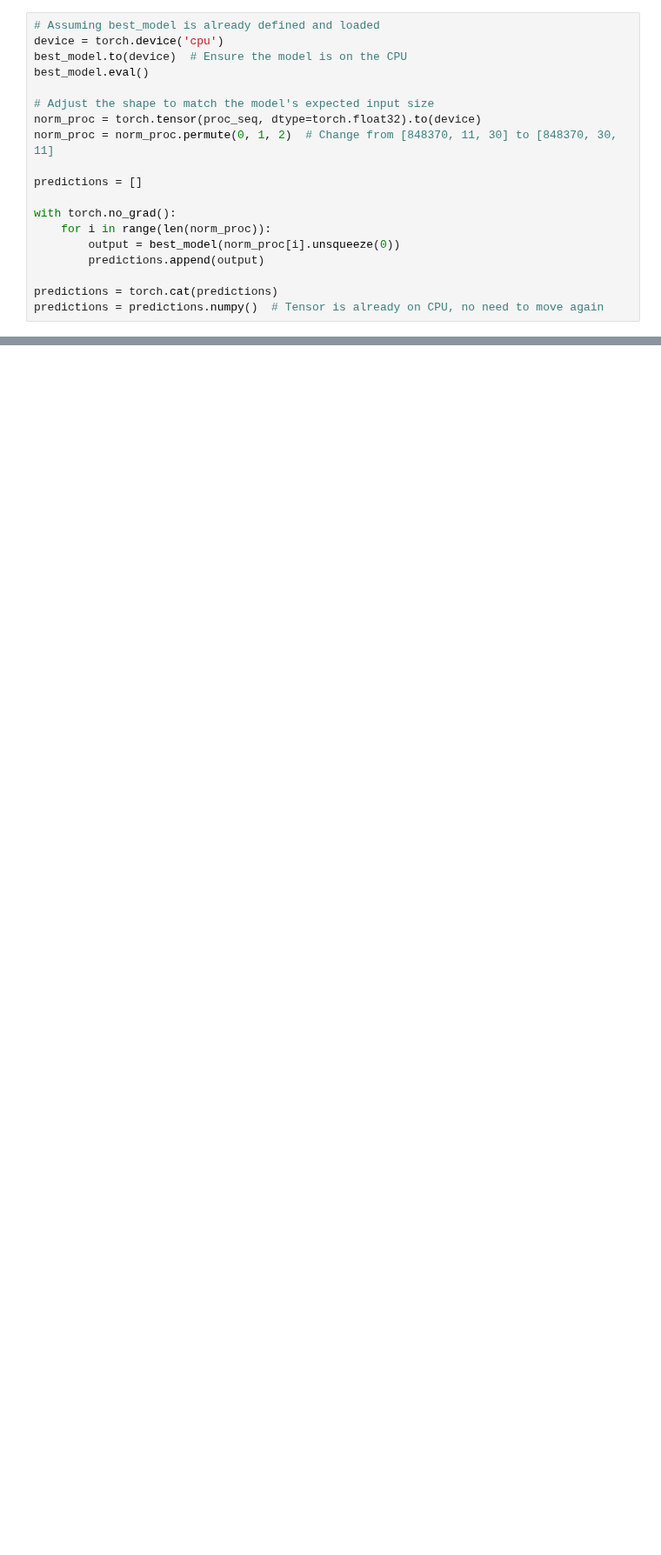
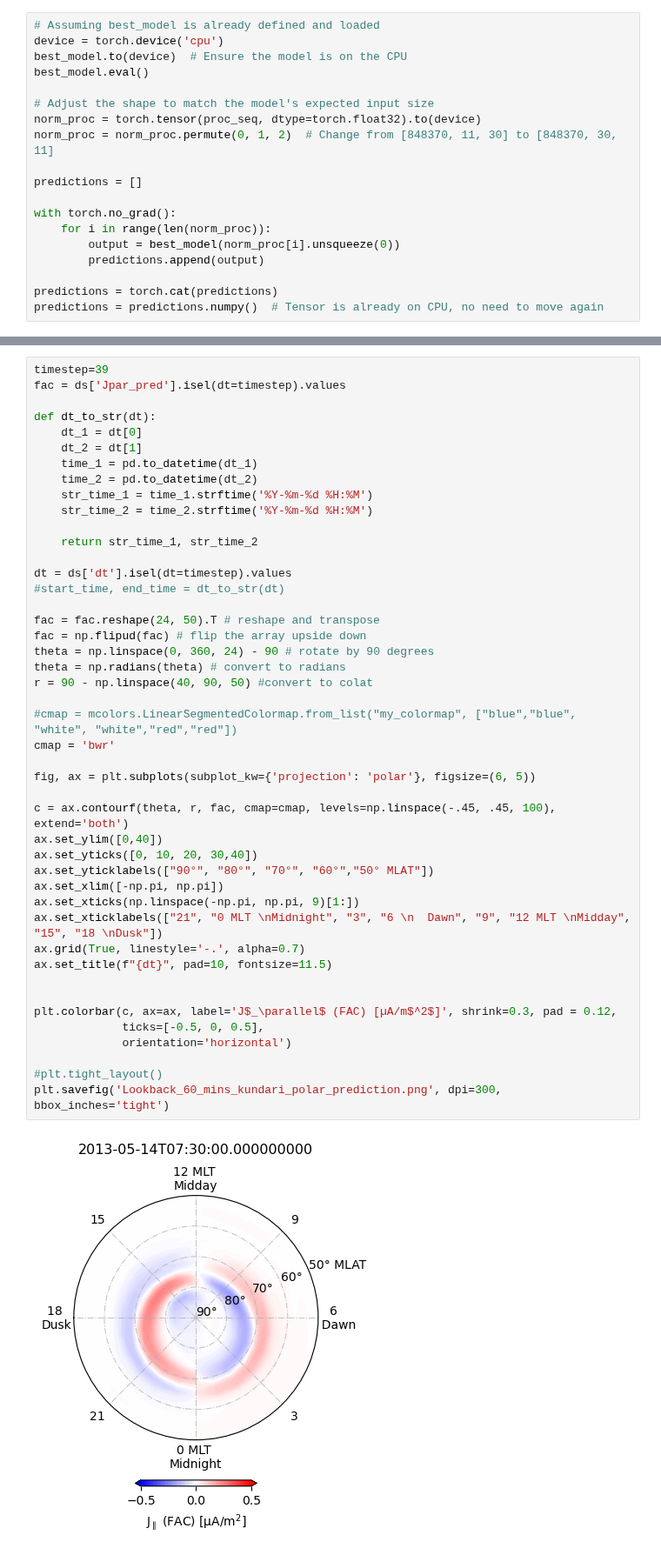
Before and after one commit to reddy-sachin/REPPU-ESN2, a Jupyter notebook: AMPERE/kundari_cnn.ipynb, the cells around one changed output, grey strips where cells are left out. Shown at 87% size. Saved outputs shown, nothing was run; the diff lists cells and outputs as text; blank space fills up the shorter version.

```diff
--- a/AMPERE/kundari_cnn.ipynb
+++ b/AMPERE/kundari_cnn.ipynb
@@ -499,0 +525,47 @@ plt.tight_layout()
+# %%
+timestep=39
+fac = ds['Jpar_pred'].isel(dt=timestep).values
+
+def dt_to_str(dt):
+    dt_1 = dt[0]
+    dt_2 = dt[1]
+    time_1 = pd.to_datetime(dt_1)
+    time_2 = pd.to_datetime(dt_2)
+    str_time_1 = time_1.strftime('%Y-%m-%d %H:%M')
+    str_time_2 = time_2.strftime('%Y-%m-%d %H:%M')
+
+    return str_time_1, str_time_2
+
+dt = ds['dt'].isel(dt=timestep).values
+#start_time, end_time = dt_to_str(dt)
+
+fac = fac.reshape(24, 50).T # reshape and transpose
+fac = np.flipud(fac) # flip the array upside down
+theta = np.linspace(0, 360, 24) - 90 # rotate by 90 degrees
+theta = np.radians(theta) # convert to radians
+r = 90 - np.linspace(40, 90, 50) #convert to colat
+
+#cmap = mcolors.LinearSegmentedColormap.from_list("my_colormap", ["blue","blue", "white", "white","red","red"])
+cmap = 'bwr'
+
+fig, ax = plt.subplots(subplot_kw={'projection': 'polar'}, figsize=(6, 5))
+
+c = ax.contourf(theta, r, fac, cmap=cmap, levels=np.linspace(-.45, .45, 100), extend='both')
+ax.set_ylim([0,40])
+ax.set_yticks([0, 10, 20, 30,40])
+ax.set_yticklabels(["90°", "80°", "70°", "60°","50° MLAT"])
+ax.set_xlim([-np.pi, np.pi])
+ax.set_xticks(np.linspace(-np.pi, np.pi, 9)[1:])
+ax.set_xticklabels(["21", "0 MLT \nMidnight", "3", "6 \n  Dawn", "9", "12 MLT \nMidday", "15", "18 \nDusk"])
+ax.grid(True, linestyle='-.', alpha=0.7)
+ax.set_title(f"{dt}", pad=10, fontsize=11.5)
+
+
+plt.colorbar(c, ax=ax, label='J$_\parallel$ (FAC) [µA/m$^2$]', shrink=0.3, pad = 0.12,
+             ticks=[-0.5, 0, 0.5],
+             orientation='horizontal')
+
+#plt.tight_layout()
+plt.savefig('Lookback_60_mins_kundari_polar_prediction.png', dpi=300, bbox_inches='tight')
+# %% [output]
+[figure, added]
```
Also changed, not shown: parts of 5 cells of this notebook, 9 other files.
